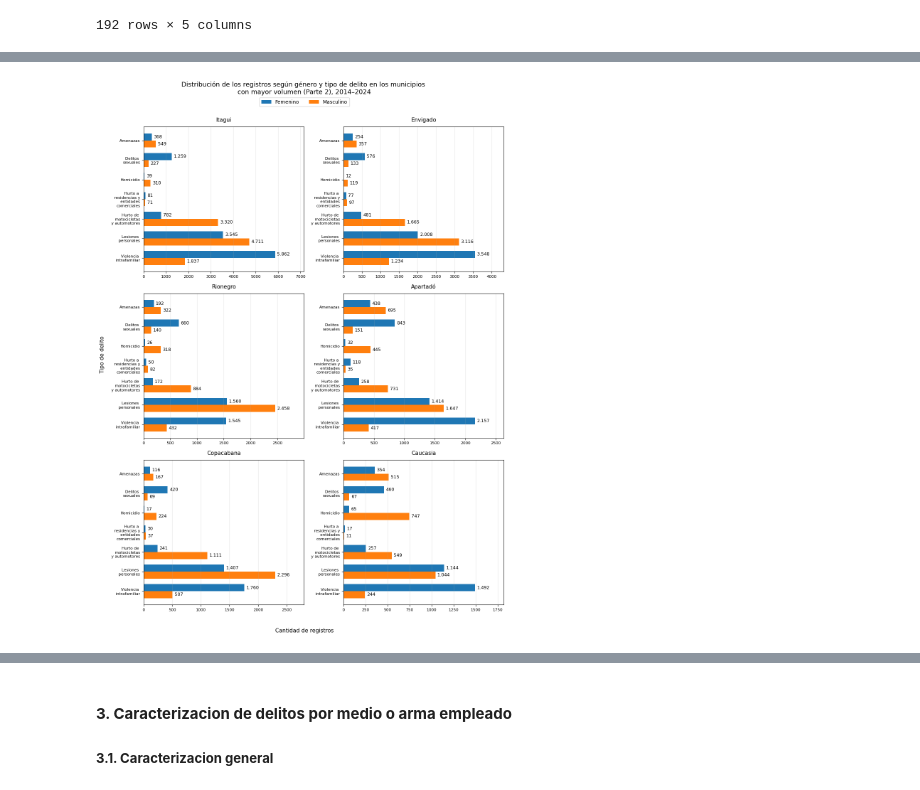
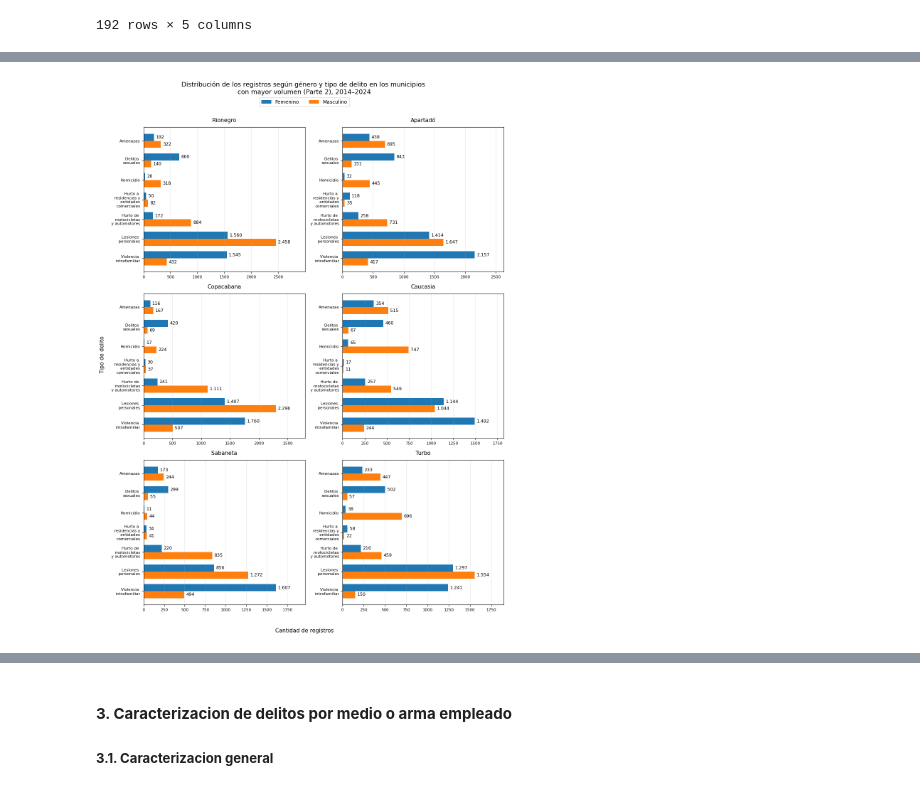
Before and after one commit to SaraBalbin/DW_Analisis_Criminalidad_Colombia, a Jupyter notebook: 04_Analisis_exploratorio.ipynb, the cells around one changed output, grey strips where cells are left out. Drawn from its saved outputs; the diff is of its cells as text; code cells hidden in the pictures.

```diff
--- a/04_Analisis_exploratorio.ipynb
+++ b/04_Analisis_exploratorio.ipynb
@@ -1495,7 +1121,7 @@ plt.show()
 # FIGURA 2: Las 4 filas restantes (8 municipios)
 # ==========================================================
 
-municipios_fig2 = orden_municipios[2:8]   # Del 3º al 10º
+municipios_fig2 = orden_municipios[4:12]   # Del 3º al 10º
 
 fig2, axes2 = plt.subplots(
     3, 2,
@@ -1543,31 +1169,31 @@ for ax, (municipio, departamento) in zip(axes2, municipios_fig2):
     ax.set_yticks(y)
     ax.set_yticklabels(etiquetas_delitos, fontsize=8)
     ax.invert_yaxis()
 
     max_valor = max(femenino.max(), masculino.max())
     ax.set_xlim(0, max_valor * 1.22)
     ax.ticklabel_format(axis="x", style="plain")
     ax.tick_params(axis="x", labelsize=8)
 
     ax.set_title(municipio, fontsize=11, pad=10)
     ax.grid(axis="x", alpha=0.3)
 
 # Ejes y leyenda Figura 2
 fig2.supxlabel("Cantidad de registros", fontsize=11)
 fig2.supylabel("Tipo de delito", fontsize=11)
 
 fig2.suptitle(
     "Distribución de los registros según género y tipo de delito"
     " en los municipios \ncon mayor volumen (Parte 2), 2014–2024",
     fontsize=13
 )
 
 handles, labels = axes2[0].get_legend_handles_labels()
 fig2.legend(handles, labels, loc="upper center", bbox_to_anchor=(0.5, 0.956), ncol=2, fontsize=10)
 
 plt.tight_layout(rect=[0.01, 0.02, 0.98, 0.96])
 
 plt.savefig("Resultados/figura_genero_municipios_parte2.png", dpi=300, bbox_inches="tight", facecolor="white")
 plt.show()
 # %% [output]
-[figure, old version]
+[figure, new version]
```
Also changed, not shown: parts of 7 cells of this notebook.
